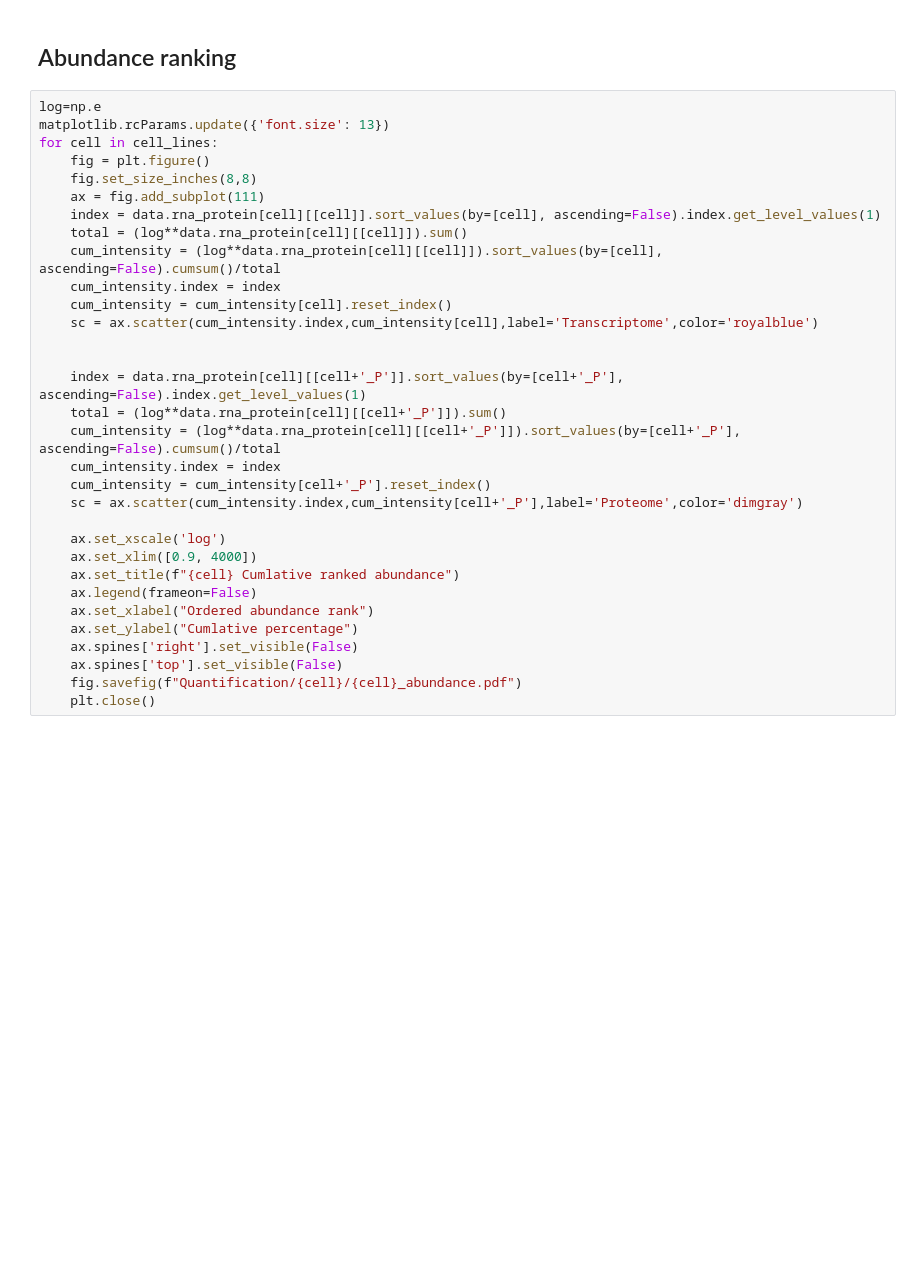
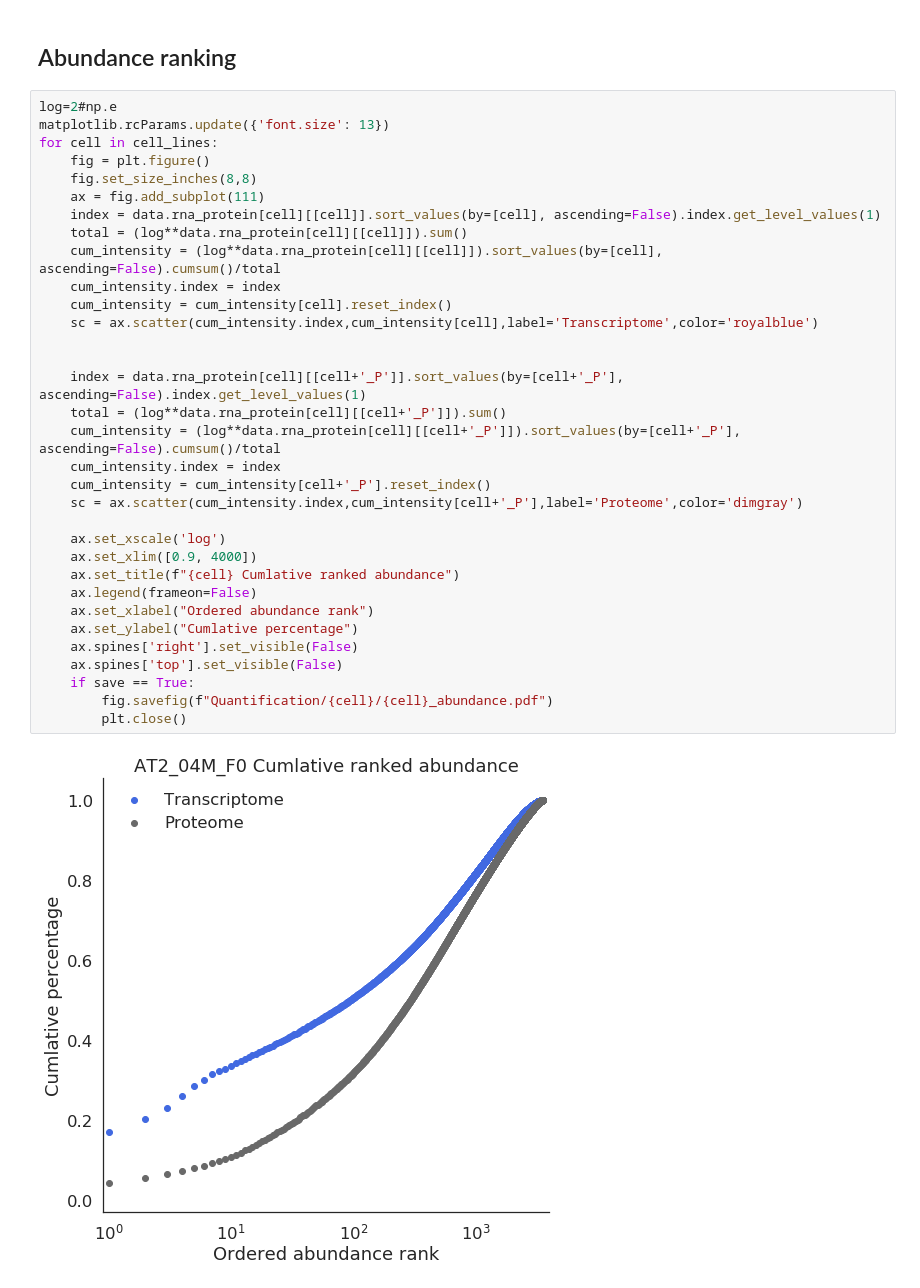
Before and after one commit to danielshak/GaussianProcesses, a Jupyter notebook: Notebooks/PPG/data_quantification.ipynb, the cells around one changed output. Saved outputs shown, nothing was run; the diff lists cells and outputs as text; blank space fills up the shorter version.

```diff
--- a/Notebooks/PPG/data_quantification.ipynb
+++ b/Notebooks/PPG/data_quantification.ipynb
@@ -190,34 +208,37 @@ for cell in cell_lines:
 # %% [markdown]
 ## Abundance ranking
 # %%
-log=np.e
+log=2#np.e
 matplotlib.rcParams.update({'font.size': 13})
 for cell in cell_lines:
     fig = plt.figure()
     fig.set_size_inches(8,8)
     ax = fig.add_subplot(111)
     index = data.rna_protein[cell][[cell]].sort_values(by=[cell], ascending=False).index.get_level_values(1)
     total = (log**data.rna_protein[cell][[cell]]).sum()
     cum_intensity = (log**data.rna_protein[cell][[cell]]).sort_values(by=[cell], ascending=False).cumsum()/total
     cum_intensity.index = index
     cum_intensity = cum_intensity[cell].reset_index()
     sc = ax.scatter(cum_intensity.index,cum_intensity[cell],label='Transcriptome',color='royalblue')
 
 
     index = data.rna_protein[cell][[cell+'_P']].sort_values(by=[cell+'_P'], ascending=False).index.get_level_values(1)
     total = (log**data.rna_protein[cell][[cell+'_P']]).sum()
     cum_intensity = (log**data.rna_protein[cell][[cell+'_P']]).sort_values(by=[cell+'_P'], ascending=False).cumsum()/total
     cum_intensity.index = index
     cum_intensity = cum_intensity[cell+'_P'].reset_index()
     sc = ax.scatter(cum_intensity.index,cum_intensity[cell+'_P'],label='Proteome',color='dimgray')
 
     ax.set_xscale('log')
     ax.set_xlim([0.9, 4000])
     ax.set_title(f"{cell} Cumlative ranked abundance")
     ax.legend(frameon=False)
     ax.set_xlabel("Ordered abundance rank")
     ax.set_ylabel("Cumlative percentage")
     ax.spines['right'].set_visible(False)
     ax.spines['top'].set_visible(False)
-    fig.savefig(f"Quantification/{cell}/{cell}_abundance.pdf")
-    plt.close()
+    if save == True:
+        fig.savefig(f"Quantification/{cell}/{cell}_abundance.pdf")
+        plt.close()
+# %% [output]
+[figure, added]
```
Also changed, not shown: parts of 7 cells of this notebook, 3 other files.
